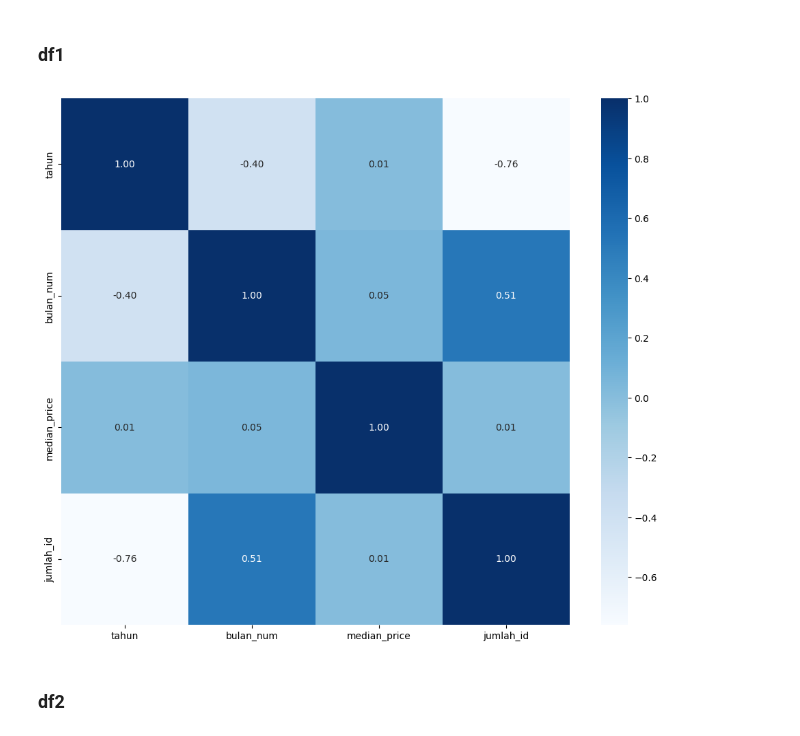
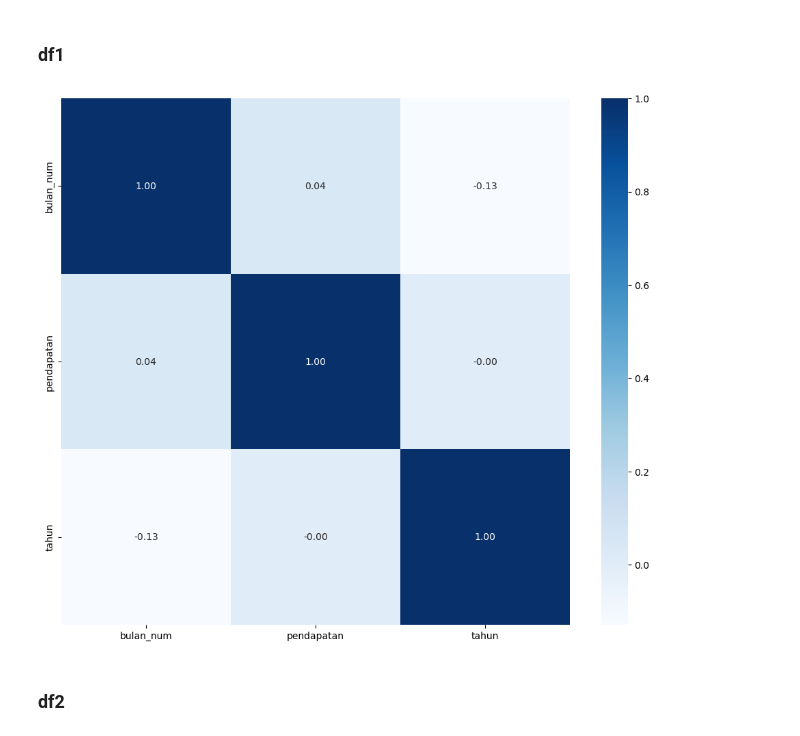
Before and after one commit to Podjan/ResNet2, a Jupyter notebook: Coding2.ipynb, the cells around one changed output. Drawn from its saved outputs; the diff is of its cells as text; code cells hidden in the pictures.

```diff
--- a/Coding2.ipynb
+++ b/Coding2.ipynb
@@ -60,0 +106,3 @@ dfc_cleaned = dfc.dropna()
+# %%
+dfc_r = dfc_cleaned[['listing_id','date','bulan_num','tahun','pendapatan']]
+dfc_r.head()
@@ -60,0 +116,3 @@ dfc_cleaned = dfc.dropna()
+# %%
+df1 = dfc_r
+df1.head()
@@ -139,3 +150,0 @@ dfcg['bulan_num'] = dfcg['bulan'].map(month_mapping)
-# %%
-df1 = dfcg.sort_values(by=['listing_id','tahun', 'bulan_num'])
-df1.head()
@@ -149,5 +151,3 @@ df1.head()
-# %%
-df1 = df1[['listing_id','tahun','bulan','bulan_num','median_price','jumlah_id']]
 # %%
 df1.head()
 # %% [output]
@@ -554,14 +581,14 @@ plt.show()
 ### df1
 # %%
 # Memilih hanya kolom numerik dari nums1
-numeric_df = df1[['tahun', 'bulan_num', 'median_price', 'jumlah_id']]
+numeric_df = df1[['bulan_num', 'pendapatan', 'tahun']]
 
 # Membuat heatmap
 plt.figure(figsize=(12, 10))
 sns.heatmap(numeric_df.corr(), cmap='Blues', annot=True, fmt='.2f')
 plt.show()
 # %% [output]
-[figure, old version]
+[figure, new version]
 # %% [markdown]
 ### df2
 # %%
```
Also changed, not shown: parts of 81 cells of this notebook, 11 other files.
